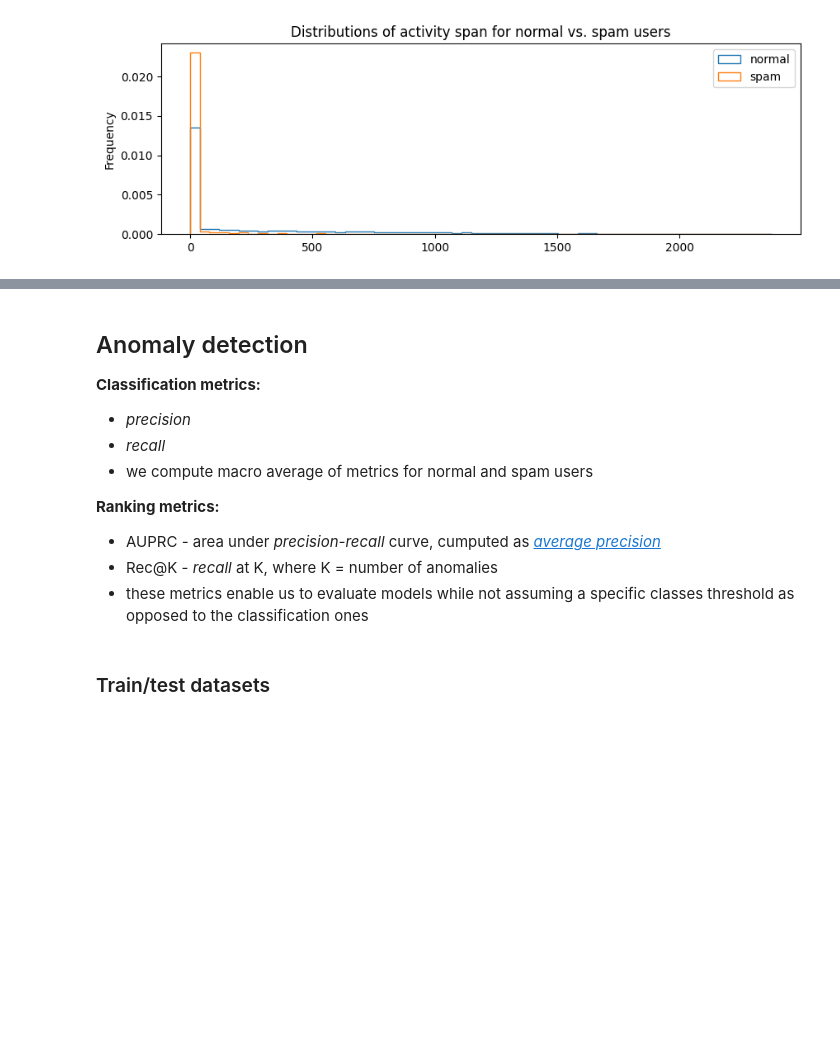
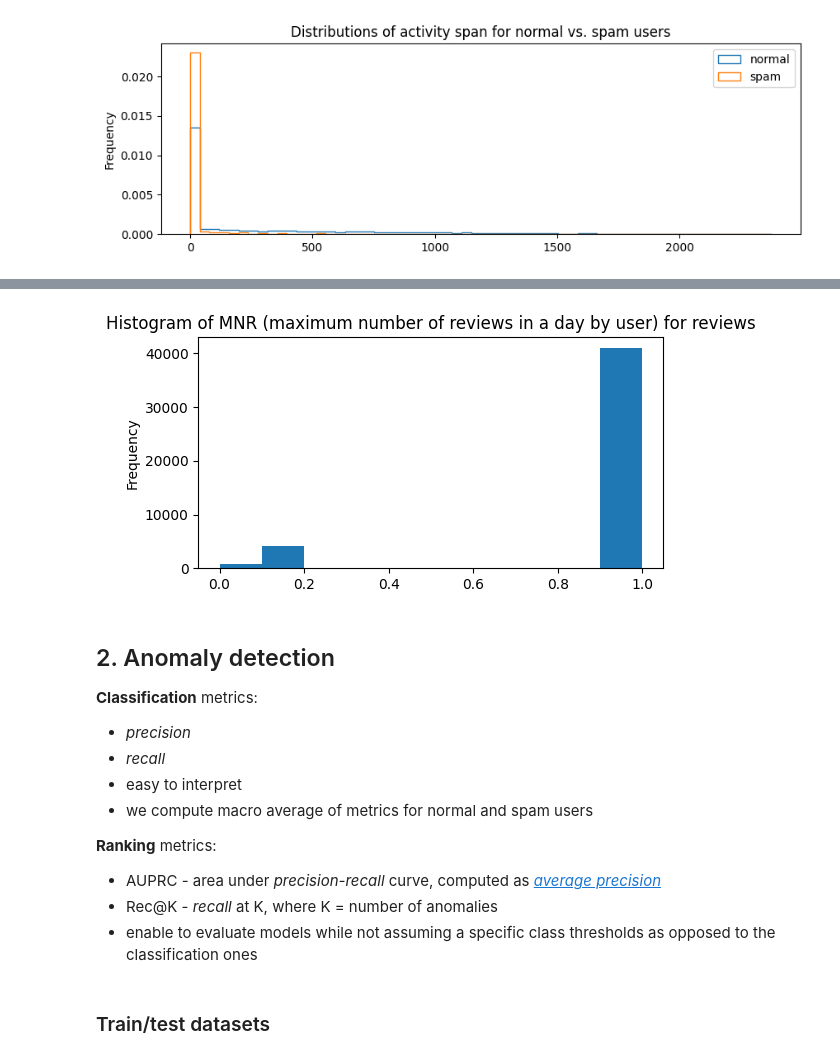
Before and after one commit to ajurcik/MLPrague-2026-test, a Jupyter notebook: 1-introduction.ipynb, the cells around one changed output, grey strips where cells are left out. Drawn from its saved outputs; the diff is of its cells as text; code cells hidden in the pictures; blank space fills up the shorter version.

```diff
--- a/1-introduction.ipynb
+++ b/1-introduction.ipynb
@@ -179,15 +228,27 @@ compare_feature(yelp_chi, "user_activity_span")
+# %%
+# TASK 4: review node features
+# - feature f_15 is maximum number of reviews posted by a user in a day (`mnr`)
+# - WARN the feature is rank normalized to [0, 1] in the data and defined as `f_15 = 1 - rank_norm(mnr)`
+#
+# - what is the ratio of reviews written by users with high MNR?
+# - run this cell
+
+yelp_chi["f_15"].plot.hist(bins=10, title="Histogram of MNR (maximum number of reviews in a day by user) for reviews", figsize=(6, 3));
+# %% [output]
+[figure, added]
 # %% [markdown]
-## Anomaly detection
+## 2. Anomaly detection
 
-**Classification metrics:**
+**Classification** metrics:
 * *precision*
 * *recall*
+* easy to interpret
 * we compute macro average of metrics for normal and spam users
 
-**Ranking metrics:**
-* AUPRC - area under *precision-recall* curve, cumputed as [*average precision*](https://en.wikipedia.org/wiki/Evaluation_measures_(information_retrieval)#Average_precision)
+**Ranking** metrics:
+* AUPRC - area under *precision-recall* curve, computed as [*average precision*](https://en.wikipedia.org/wiki/Evaluation_measures_(information_retrieval)#Average_precision)
 * Rec@K - *recall* at K, where K = number of anomalies
-* these metrics enable us to evaluate models while not assuming a specific classes threshold as opposed to the classification ones
+* enable to evaluate models while not assuming a specific class thresholds as opposed to the classification ones
 # %% [markdown]
 ### Train/test datasets
 # %%
```
Also changed, not shown: parts of 13 cells of this notebook, 4 other files.
